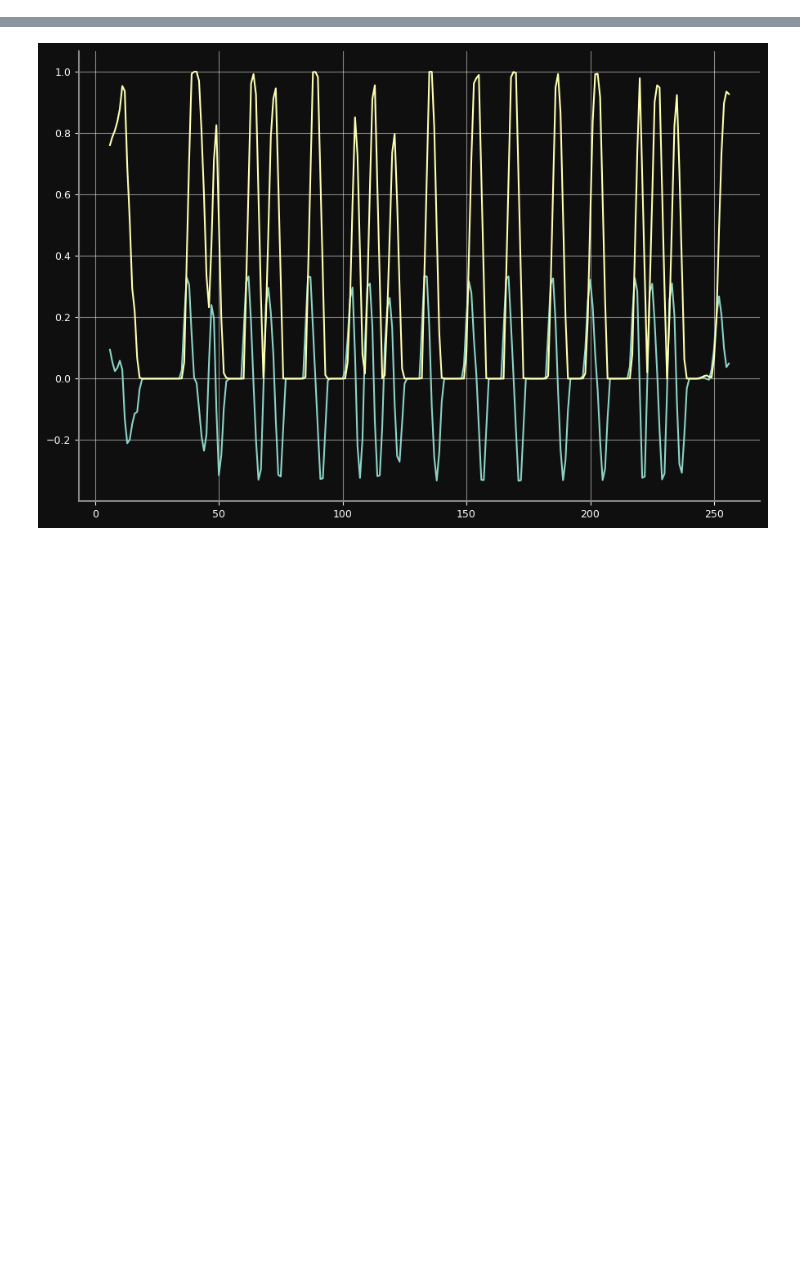
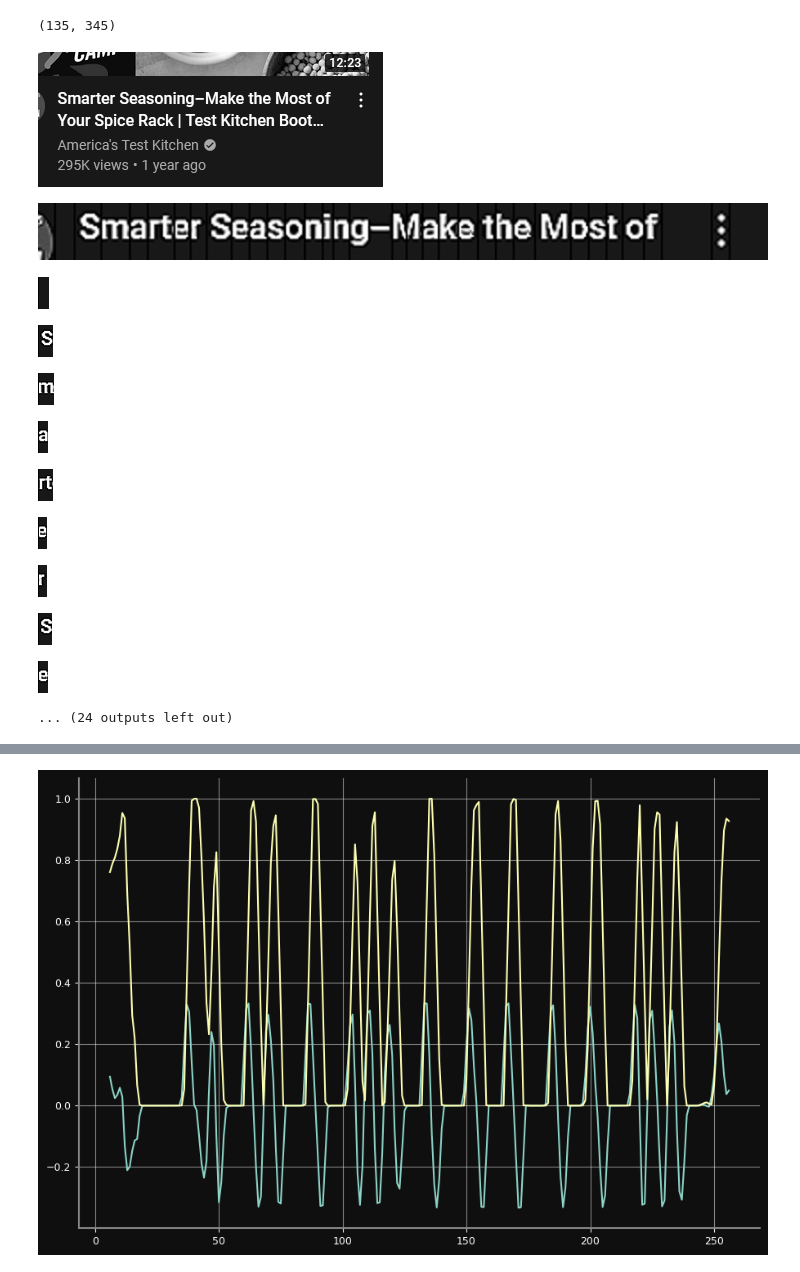
Before and after one commit to BoomboxAstronaut/OCR, a Jupyter notebook: segmentation.ipynb, the cells around one changed output, grey strips where cells are left out. Drawn from its saved outputs; the diff is of its cells as text; code cells hidden in the pictures; blank space fills up the shorter version.

```diff
--- a/segmentation.ipynb
+++ b/segmentation.ipynb
@@ -277,0 +199,28 @@ CharSeperator(
+# %%
+with Image.open("testimgs\\t14.png") as f:
+    iar = btk.grey_np(f)[190:325, 425:770]
+display(iar.shape)
+im = Image.fromarray(iar)
+display(im)
+
+rows = row_detect(im, (32, 12))
+#row = Image.fromarray(btk.sharpen(rows[3]))
+row = Image.fromarray(btk.sharpen(rows[0]))
+
+letters = split_letters(row, (32, 12), 0.75)
+for x in letters:
+    display(x)
+# %% [output]
+(135, 345)
+[figure, added]
+[figure, added]
+[figure, added]
+[figure, added]
+[figure, added]
+[figure, added]
+[figure, added]
+[figure, added]
+[figure, added]
+[figure, added]
+[figure, added]
+... (24 outputs left out)
```
Also changed, not shown: parts of 20 cells of this notebook, 6 other files.
